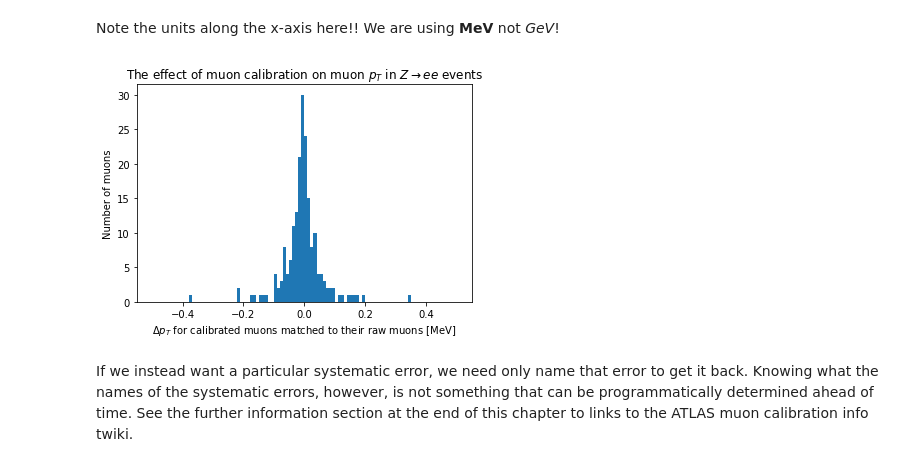
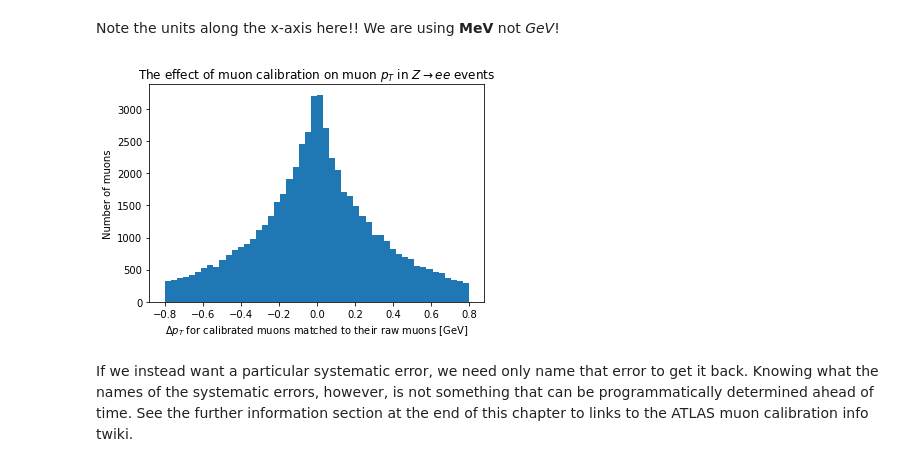
Before and after one commit to gordonwatts/xaod_usage, a Jupyter notebook: book/chapters/muons.ipynb, the cells around one changed output. Drawn from its saved outputs; the diff is of its cells as text; code cells hidden in the pictures.

Commit message:
Fix up sys error we were looking at
Muons now work!

```diff
--- a/book/chapters/muons.ipynb
+++ b/book/chapters/muons.ipynb
@@ -96,11 +67,11 @@ Traceback (most recent call last):
 To grab the raw jets (without calibration) we just set the `calibrated` parameter to `None` (there is very little reason one will do this normally):
 # %%
 raw_muons = (ds
-             .SelectMany(lambda e: e.Muons("Muons", calibration=None))
-             .Select(lambda j: {
-                 'pt': j.pt() / 1000.0,
-                 'eta': j.eta(),
-                 'phi': j.phi(),
+             .Select(lambda e: e.Muons("Muons", calibration=None))
+             .Select(lambda muons: {
+                 'pt': muons.Select(lambda m: m.pt() / 1000.0),
+                 'eta': muons.Select(lambda m: m.eta()),
+                 'phi': muons.Select(lambda m: m.phi()),
              })
              .AsAwkwardArray()
              .value())
@@ -114,26 +85,36 @@ len(raw_muons), len(muons)
 def match(jets, jets_to_match):
     'Find the closest eta/phi jet in jets_to_match for each jet in jets'
 
-    by_jets = ak.cartesian([jets, jets_to_match], axis=0, nested=True)
-    d_eta = np.abs(by_jets[:, :]["0"].eta - by_jets[0, :]["1"].eta)
-    # TODO: Account for wrap around in phi
-    d_phi = np.abs(by_jets[:, :]["0"].phi - by_jets[0, :]["1"].phi)
-    delta = d_eta + d_phi
+    to_match_pt = jets_to_match.pt
+    to_match_eta = jets_to_match.eta
+    to_match_phi = jets_to_match.phi
+    jet_eta = jets.eta
+    jet_phi = jets.phi
 
-    # TODO: Window out any match over 0.2*0.2 in eta/phi
-    best_match = ak.argmin(delta, axis=1)
-    return jets_to_match[best_match]
+    pair_eta = ak.cartesian([jet_eta, to_match_eta], axis=1, nested=True)
+    pair_phi = ak.cartesian([jet_phi, to_match_phi], axis=1, nested=True)
+
+    delta_eta = np.abs(pair_eta[:, :, :]["0"] - pair_eta[:, :, :]["1"])
+    # TODO: Missing wrap around fro phi
+    delta_phi = np.abs(pair_phi[:, :, :]["0"] - pair_phi[:, :, :]["1"])
+
+    delta = delta_eta**2 + delta_phi**2
+
+    # TODO: remove anything larger that 0.2*0.2
+    best_match = ak.argmin(delta, axis=2)
+
+    return ak.Record({"eta": to_match_eta[best_match], "phi": to_match_phi[best_match], "pt": to_match_pt[best_match]})
 
 raw_muons_matched = match(muons, raw_muons)
 # %% [markdown]
 Note the units along the x-axis here!! We are using **MeV** not *GeV*!
 # %%
-plt.hist((muons.pt-raw_muons_matched.pt), bins=50, range=(-0.5, 0.5))
-plt.xlabel('$\Delta p_T$ for calibrated muons matched to their raw muons [MeV]')
+plt.hist(ak.flatten(muons.pt-raw_muons_matched.pt), bins=50, range=(-0.8, 0.8))
+plt.xlabel('$\Delta p_T$ for calibrated muons matched to their raw muons [GeV]')
 plt.ylabel('Number of muons')
 _ = plt.title('The effect of muon calibration on muon $p_T$ in $Z\\rightarrow ee$ events')
 # %% [output]
-[figure, old version]
+[figure, new version]
 # %% [markdown]
 If we instead want a particular systematic error, we need only name that error to get it back. Knowing what the names of the systematic errors, however, is not something that can be programmatically determined ahead of time. See the further information section at the end of this chapter to links to the ATLAS muon calibration info twiki.
 # %%
```
Also changed, not shown: parts of 11 cells of this notebook.
